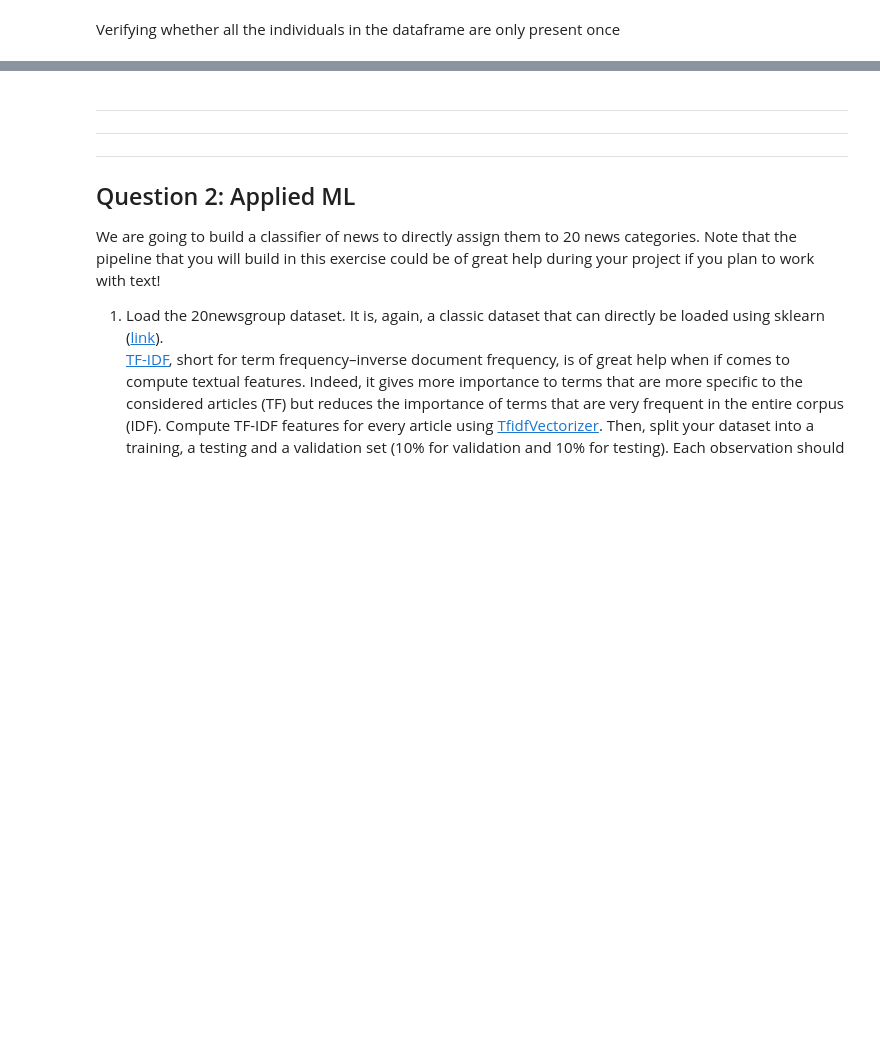
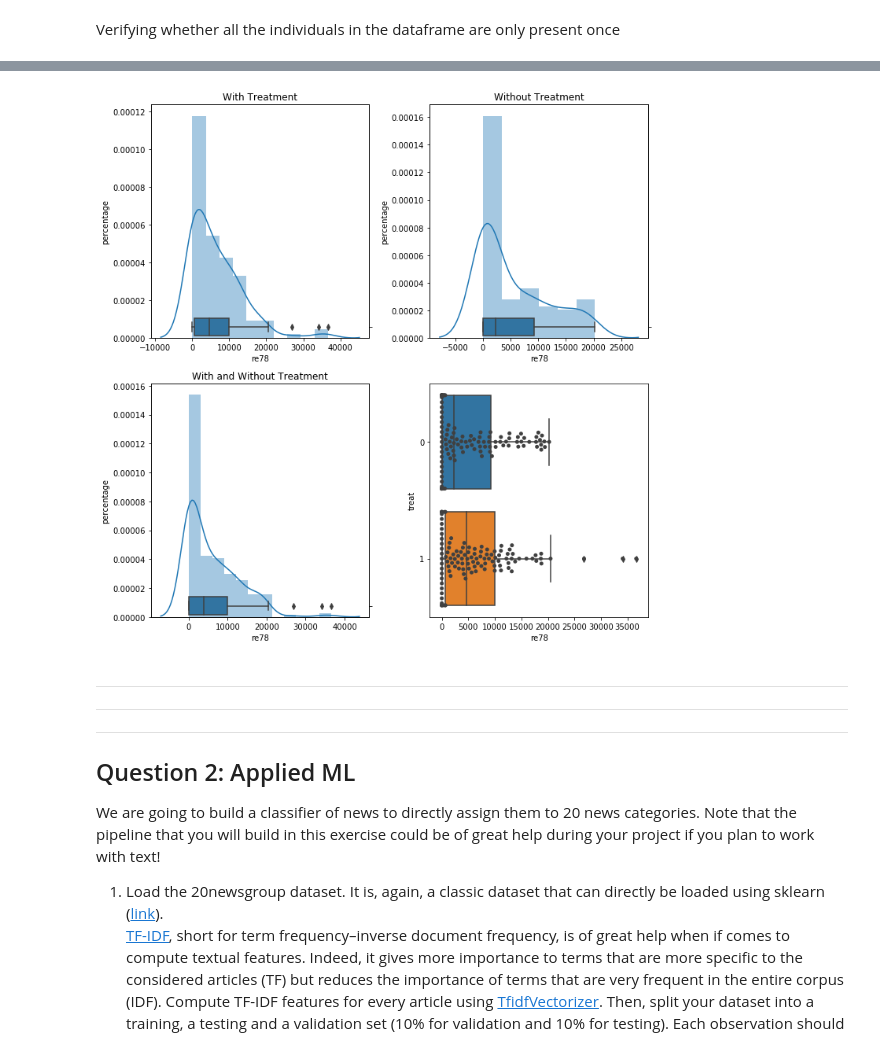
Before and after one commit to LailaHms/ADA2017_Homeworks, a Jupyter notebook: 04 - Applied ML/Homework 04 - Applied ML.ipynb, the cells around one changed output, grey strips where cells are left out. Saved outputs shown, nothing was run; the diff lists cells and outputs as text; code cells hidden in the pictures; blank space fills up the shorter version.

```diff
--- a/04 - Applied ML/Homework 04 - Applied ML.ipynb
+++ b/04 - Applied ML/Homework 04 - Applied ML.ipynb
@@ -703,3 +785,7 @@ True
+# %%
+plot_distritbution_for_col(final_matching_df, "re78")
+# %% [output]
+[figure, added]
 # %% [markdown]
 ___
 ___
```
Also changed, not shown: parts of 28 cells of this notebook.
